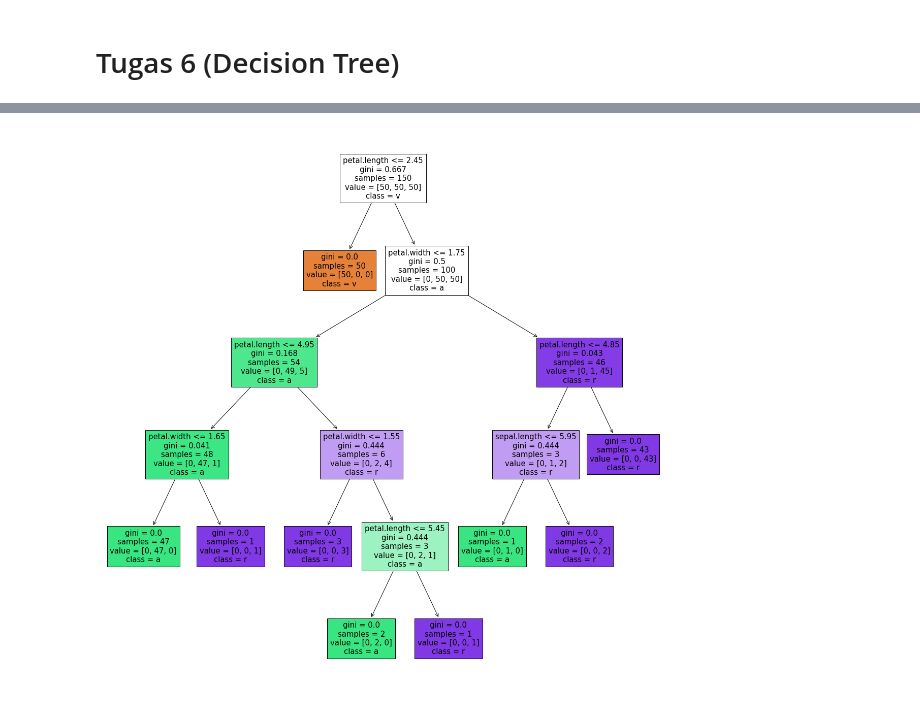
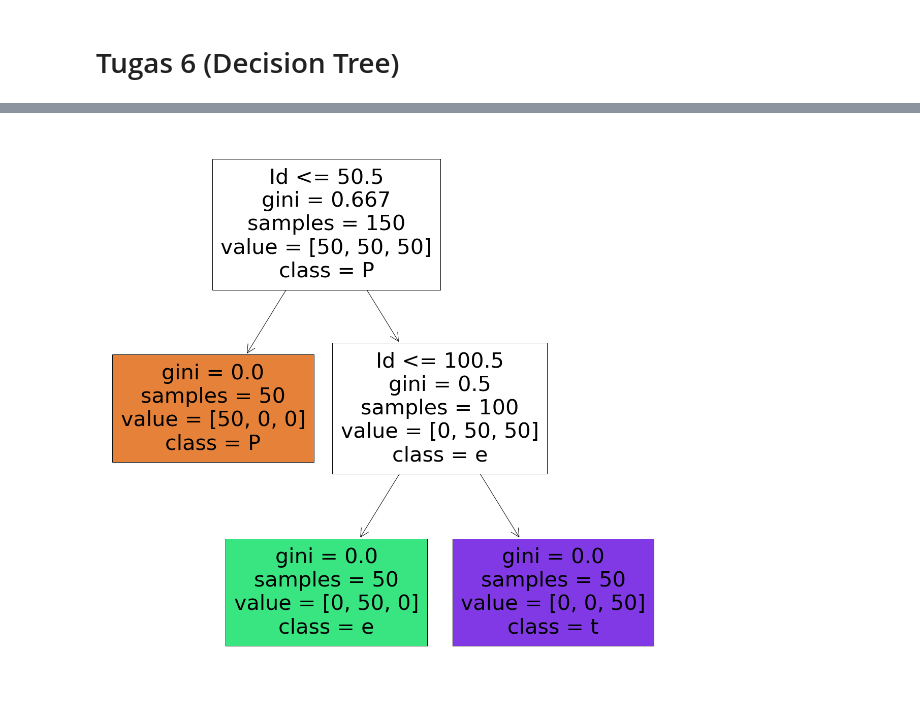
Before and after one commit to Dhitaaprilia/webmining, a Jupyter notebook: _sources/200411100102_Dhita Aprilia Dhamayanti_PenDat_Tugas 6.ipynb, the cells around one changed output, grey strips where cells are left out. Saved outputs shown, nothing was run; the diff lists cells and outputs as text; code cells hidden in the pictures.

```diff
--- a/_sources/200411100102_Dhita Aprilia Dhamayanti_PenDat_Tugas 6.ipynb
+++ b/_sources/200411100102_Dhita Aprilia Dhamayanti_PenDat_Tugas 6.ipynb
@@ -19,0 +9,3 @@ df.head()
+# %%
+dataset1_url=pd.read_csv("https://raw.githubusercontent.com/venky14/Machine-Learning-with-Iris-Dataset/master/Iris.csv")
+dataset1_url.head()
@@ -20,10 +19,10 @@ df.head()
 # %%
-y = df["variety"]
-X = df.drop(columns=["variety"])
+y = dataset1_url["Species"]
+X = dataset1_url.drop(columns=["Species"])
 clf = tree.DecisionTreeClassifier(criterion="gini")
 clf = clf.fit(X, y)
 # %%
 fig = plt.figure(figsize=(20,20))
-_ = tree.plot_tree(clf, feature_names=list(df.columns.values)[:4], class_names=list(df.columns.values)[4] ,filled=True)
+_ = tree.plot_tree(clf, feature_names=list(dataset1_url.columns.values)[:4], class_names=list(dataset1_url.columns.values)[4] ,filled=True)
 # %% [output]
-[figure, old version]
+[figure, new version]
```
Also changed, not shown: parts of 2 cells of this notebook, 3 other files.
